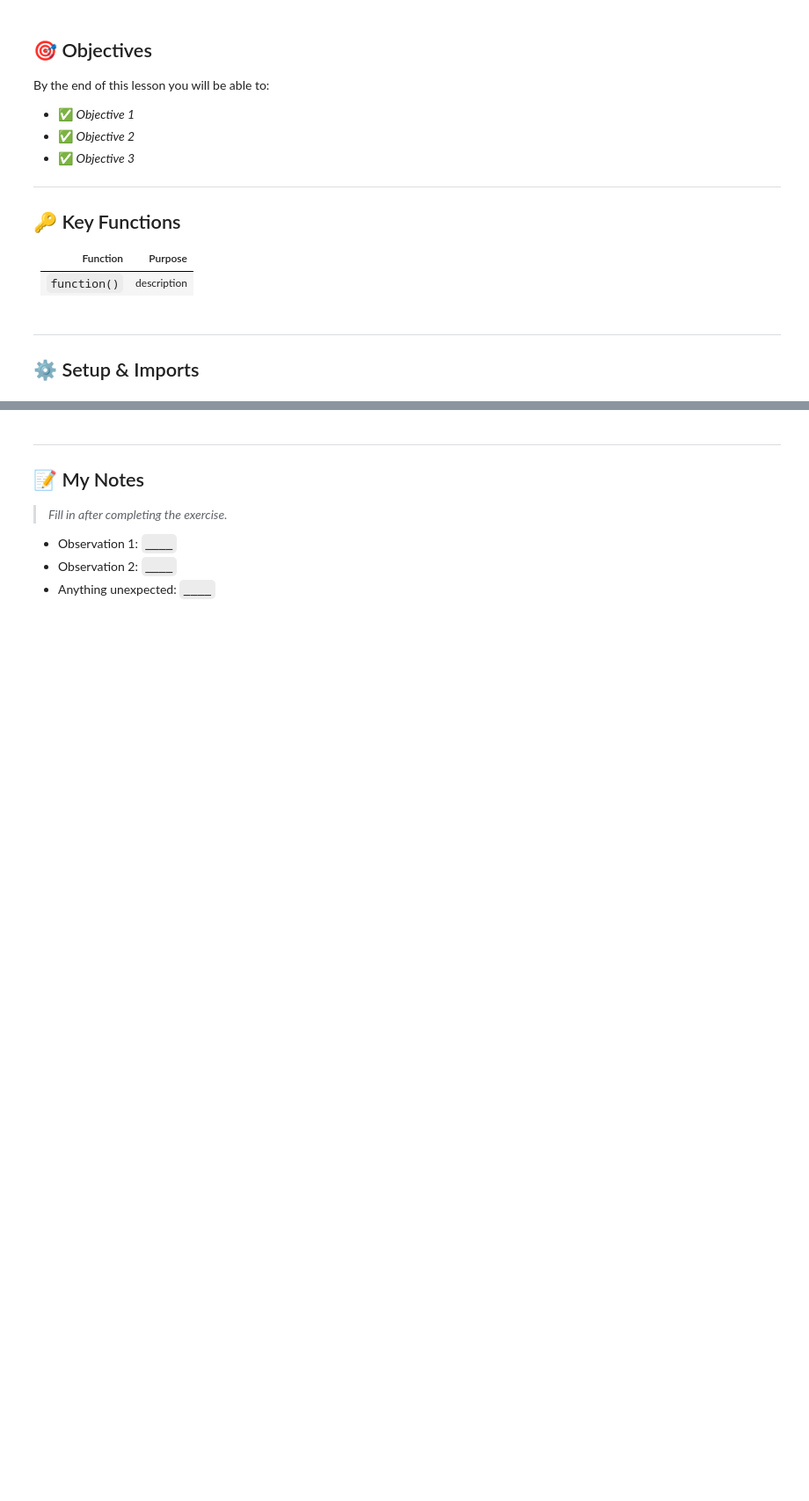
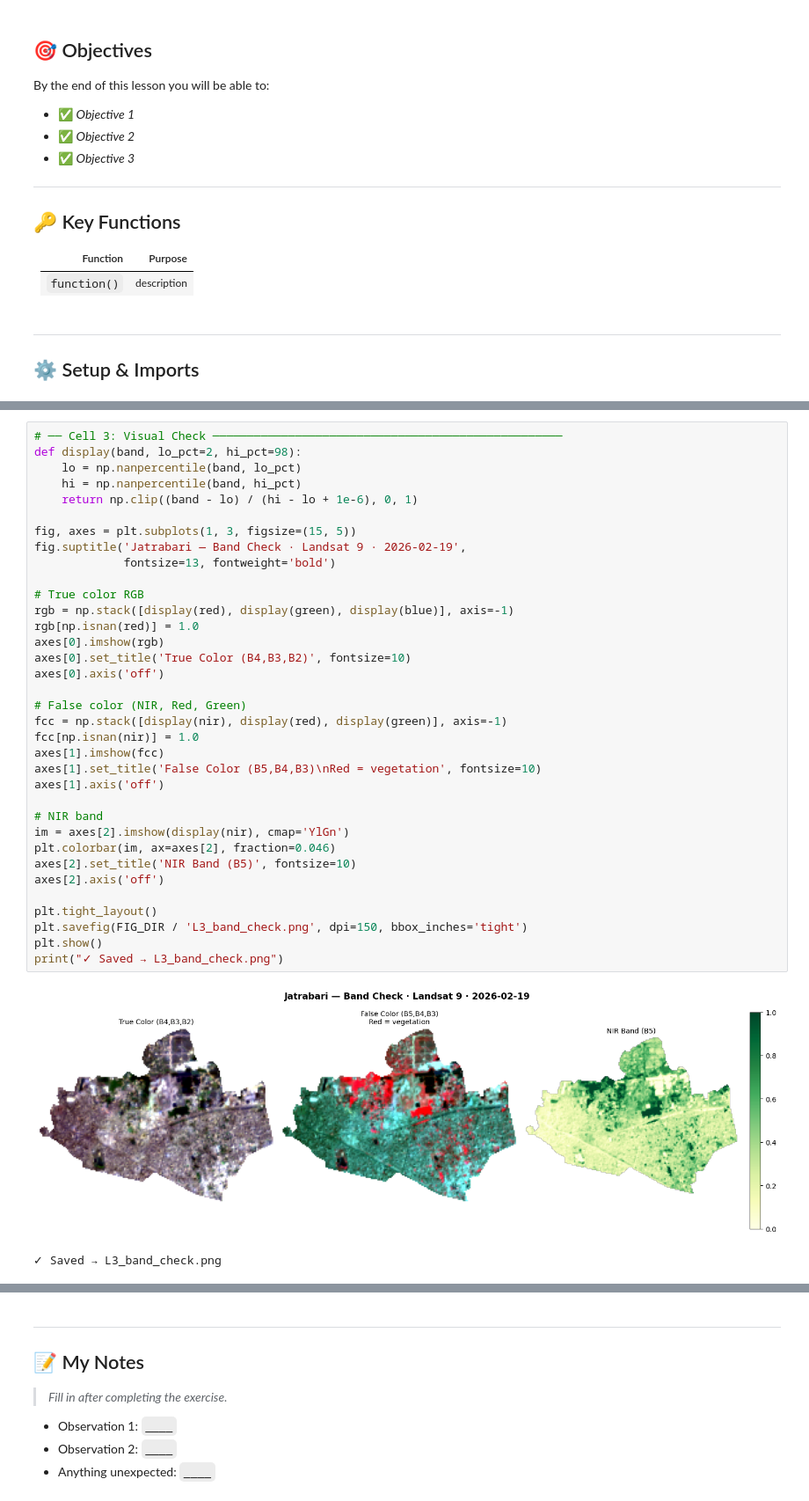
Before and after one commit to sahriararman/geospatial-cv-roadmap, a Jupyter notebook: notebooks/phase1_raster_foundations/L3_spectral_indices.ipynb, the cells around one changed output, grey strips where cells are left out. Shown at 88% size. Drawn from its saved outputs; the diff is of its cells as text; blank space fills up the shorter version.

Commit message:
✅ P1-L3: Spectral indices — NDVI/NDWI/MNDWI/NDBI Jatrabari 2026

```diff
--- a/notebooks/phase1_raster_foundations/L3_spectral_indices.ipynb
+++ b/notebooks/phase1_raster_foundations/L3_spectral_indices.ipynb
@@ -69,0 +168,38 @@ print(f'File found: {TIF_PATH.exists()}')
+# %%
+# ── Cell 3: Visual Check ───────────────────────────────────────────────────
+def display(band, lo_pct=2, hi_pct=98):
+    lo = np.nanpercentile(band, lo_pct)
+    hi = np.nanpercentile(band, hi_pct)
+    return np.clip((band - lo) / (hi - lo + 1e-6), 0, 1)
+
+fig, axes = plt.subplots(1, 3, figsize=(15, 5))
+fig.suptitle('Jatrabari — Band Check · Landsat 9 · 2026-02-19',
+             fontsize=13, fontweight='bold')
+
+# True color RGB
+rgb = np.stack([display(red), display(green), display(blue)], axis=-1)
+rgb[np.isnan(red)] = 1.0
+axes[0].imshow(rgb)
+axes[0].set_title('True Color (B4,B3,B2)', fontsize=10)
+axes[0].axis('off')
+
+# False color (NIR, Red, Green)
+fcc = np.stack([display(nir), display(red), display(green)], axis=-1)
+fcc[np.isnan(nir)] = 1.0
+axes[1].imshow(fcc)
+axes[1].set_title('False Color (B5,B4,B3)\nRed = vegetation', fontsize=10)
+axes[1].axis('off')
+
+# NIR band
+im = axes[2].imshow(display(nir), cmap='YlGn')
+plt.colorbar(im, ax=axes[2], fraction=0.046)
+axes[2].set_title('NIR Band (B5)', fontsize=10)
+axes[2].axis('off')
+
+plt.tight_layout()
+plt.savefig(FIG_DIR / 'L3_band_check.png', dpi=150, bbox_inches='tight')
+plt.show()
+print("✓ Saved → L3_band_check.png")
+# %% [output]
+[figure, added]
+✓ Saved → L3_band_check.png
```
Also changed, not shown: parts of 10 cells of this notebook, 6 other files.
